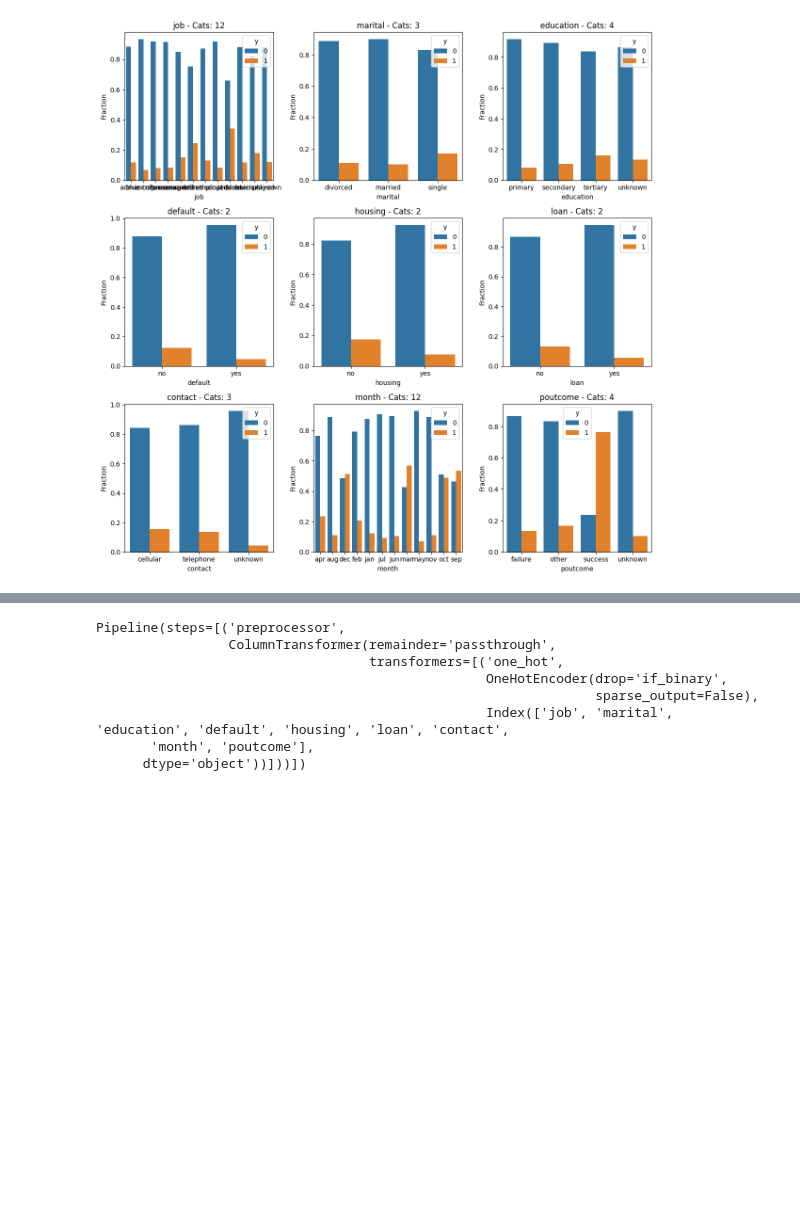
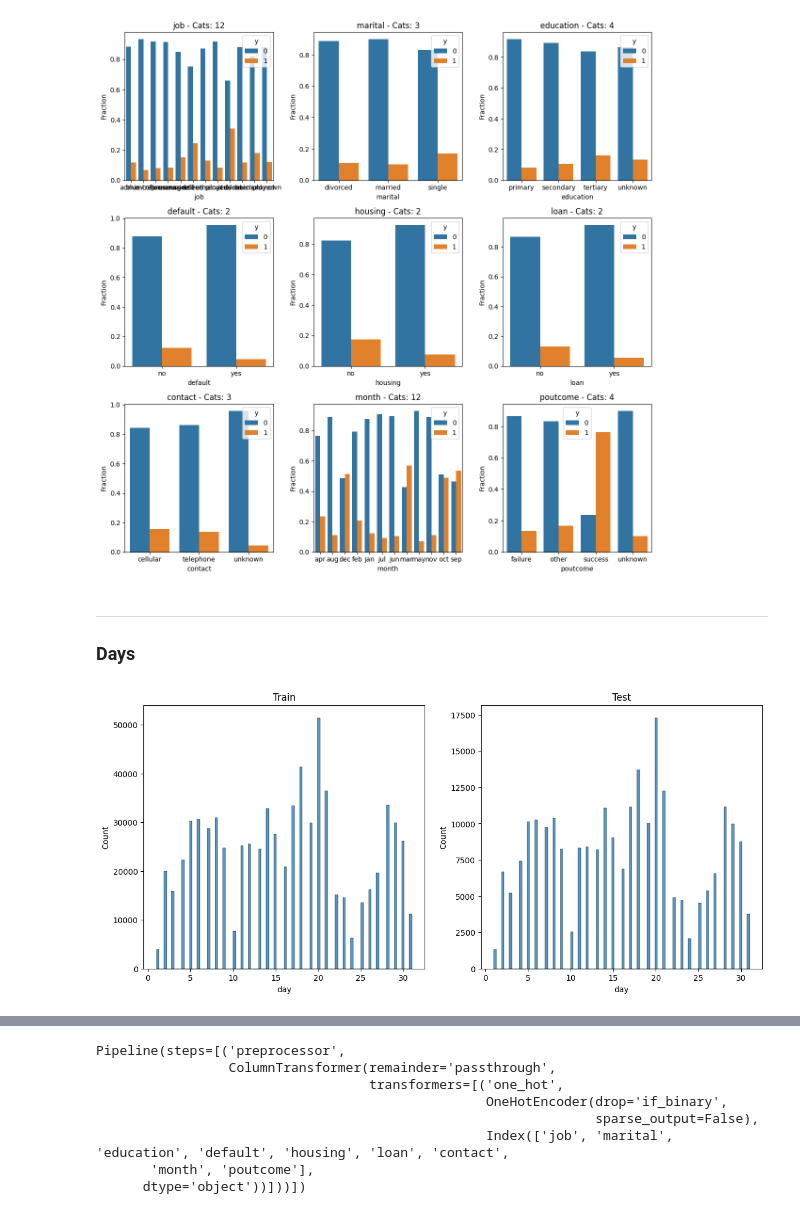
Before and after one commit to ol-webb/kaggle_playground_5-8, a Jupyter notebook: nb1.ipynb, the cells around one changed output, grey strips where cells are left out. Saved outputs shown, nothing was run; the diff lists cells and outputs as text; code cells hidden in the pictures; blank space fills up the shorter version.

```diff
--- a/nb1.ipynb
+++ b/nb1.ipynb
@@ -300,3 +300,19 @@ plt.tight_layout()
 plt.show()
 # %% [output]
 [figure]
+# %% [markdown]
+---
+
+### Days
+# %%
+fig, ax = plt.subplots(1,2,figsize=(14,6))
+
+sns.histplot(data=train, x='day',bins=100, ax=ax[0])
+ax[0].set_title('Train')
+
+sns.histplot(data=test, x='day',bins=100, ax=ax[1])
+ax[1].set_title('Test')
+
+plt.show()
+# %% [output]
+[figure, added]
```
Also changed, not shown: parts of 15 cells of this notebook.
